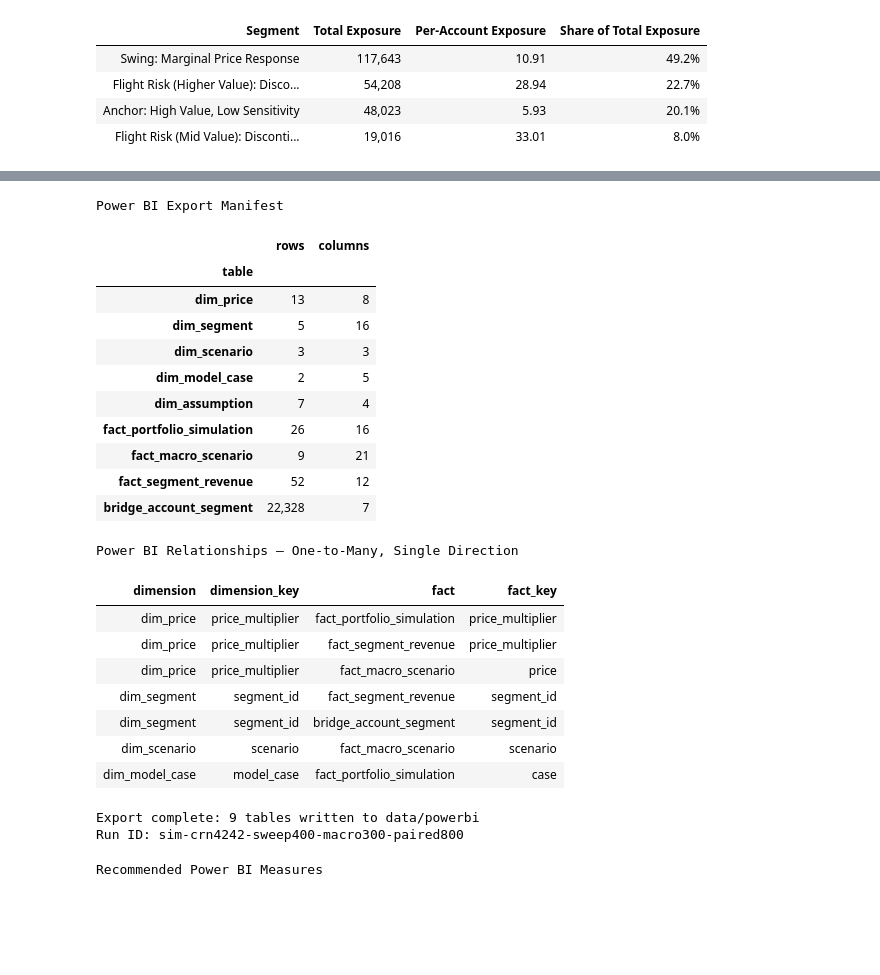
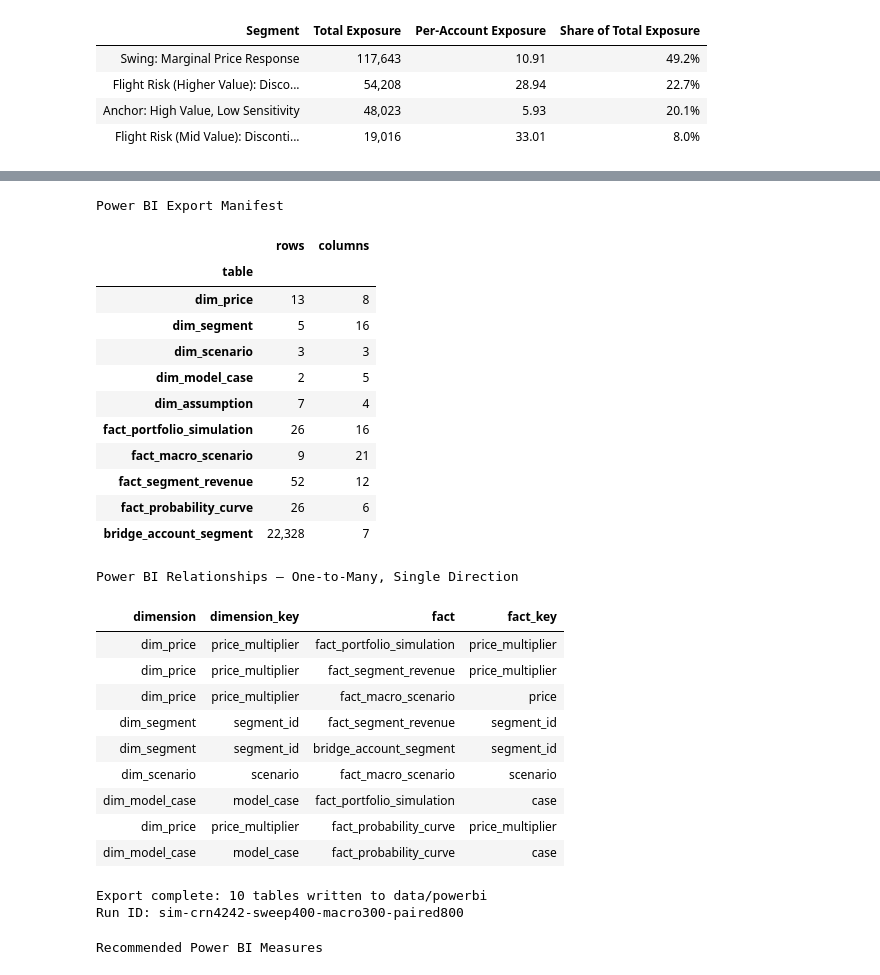
Before and after one commit to paforsey/data-science-portfolio, a Jupyter notebook: case-studies/international-roaming/international_roaming.ipynb, the cells around one changed output, grey strips where cells are left out. Drawn from its saved outputs; the diff is of its cells as text; code cells hidden in the pictures; blank space fills up the shorter version.

```diff
--- a/case-studies/international-roaming/international_roaming.ipynb
+++ b/case-studies/international-roaming/international_roaming.ipynb
@@ -14427,6 +14511,7 @@ REC_PRICE = RECOMMENDED_PRICE   # derived in 'Load Segmentation Inputs' from the
 
 scenarios = load('simulation_scenarios')
 assumptions = load('simulation_assumptions')
+probability_curve_export = load('probability_curve')
 assumption_values = assumptions.set_index('assumption')['value']
 RUN_ID = str(assumption_values.get('simulation run id', 'unknown'))
 
@@ -14572,6 +14657,11 @@ fact_portfolio_simulation['price_multiplier'] = (
 fact_macro_scenario = scenarios.copy()
 fact_macro_scenario['price'] = fact_macro_scenario['price'].round(4)
 
+fact_probability_curve = probability_curve_export.copy()
+fact_probability_curve['price_multiplier'] = (
+    fact_probability_curve['price_multiplier'].round(4)
+)
+
 bridge_account_segment = (
     seg[
         [
@@ -14592,6 +14682,7 @@ tables = {
     'fact_portfolio_simulation': fact_portfolio_simulation,
     'fact_macro_scenario': fact_macro_scenario,
     'fact_segment_revenue': fact_segment_revenue,
+    'fact_probability_curve': fact_probability_curve,
     'bridge_account_segment': bridge_account_segment,
 }
 
@@ -14621,6 +14712,8 @@ assert set(fact_segment_revenue['segment_id']) <= segment_keys
 assert set(bridge_account_segment['segment_id']) <= segment_keys
 assert set(fact_macro_scenario['scenario']) <= scenario_keys
 assert set(fact_portfolio_simulation['case']) <= case_keys
+assert set(fact_probability_curve['price_multiplier']) <= price_keys
+assert set(fact_probability_curve['case']) <= case_keys
 
 assert fact_segment_revenue['segment_id'].notna().all()
 assert fact_segment_revenue['revenue_at_base'].notna().all()
@@ -14633,6 +14726,15 @@ assert fact_segment_revenue['purchasers_at_base'].notna().all(), (
 assert (fact_segment_revenue['purchasers'] >= 0).all(), (
     'negative segment purchasers in export'
 )
+assert np.allclose(
+    fact_probability_curve[['p_null', 'p_partial', 'p_full']].sum(axis=1),
+    1.0,
+    atol=1e-6,
+), 'exported coverage-state probabilities do not sum to one'
+assert (
+    fact_probability_curve[['p_null', 'p_partial', 'p_full']].to_numpy() >= 0
+).all(), 'negative coverage-state probability in export'
+
 assert all(
     table['run_id'].eq(RUN_ID).all()
     for table in tables.values()
@@ -14669,40 +14771,47 @@ relationships = pd.DataFrame([
      'fact_macro_scenario', 'scenario'),
     ('dim_model_case', 'model_case',
      'fact_portfolio_simulation', 'case'),
+    ('dim_price', 'price_multiplier',
+     'fact_probability_curve', 'price_multiplier'),
+    ('dim_model_case', 'model_case',
+     'fact_probability_curve', 'case'),
 ], columns=['dimension', 'dimension_key', 'fact', 'fact_key'])
 
 display(
     relationships.style
     .set_caption('Power BI Relationships — One-to-Many, Single Direction')
     .hide(axis='index')
     .set_table_styles(TABLE_STYLES)
 )
 
 print(f'Export complete: {len(tables)} tables written to {BI}')
 print(f'Run ID: {RUN_ID}')
 # %% [output]
 Power BI Export Manifest
 |  | rows | columns |
 | table |  |  |
 | dim_price | 13 | 8 |
 | dim_segment | 5 | 16 |
 | dim_scenario | 3 | 3 |
 | dim_model_case | 2 | 5 |
 | dim_assumption | 7 | 4 |
 | fact_portfolio_simulation | 26 | 16 |
 | fact_macro_scenario | 9 | 21 |
 | fact_segment_revenue | 52 | 12 |
+| fact_probability_curve | 26 | 6 |
 | bridge_account_segment | 22,328 | 7 |
 Power BI Relationships — One-to-Many, Single Direction
 | dimension | dimension_key | fact | fact_key |
 | dim_price | price_multiplier | fact_portfolio_simulation | price_multiplier |
 | dim_price | price_multiplier | fact_segment_revenue | price_multiplier |
 | dim_price | price_multiplier | fact_macro_scenario | price |
 | dim_segment | segment_id | fact_segment_revenue | segment_id |
 | dim_segment | segment_id | bridge_account_segment | segment_id |
 | dim_scenario | scenario | fact_macro_scenario | scenario |
 | dim_model_case | model_case | fact_portfolio_simulation | case |
+| dim_price | price_multiplier | fact_probability_curve | price_multiplier |
+| dim_model_case | model_case | fact_probability_curve | case |
-Export complete: 9 tables written to data/powerbi
+Export complete: 10 tables written to data/powerbi
 Run ID: sim-crn4242-sweep400-macro300-paired800
 # %%
 # Define Power BI Measures
```
Also changed, not shown: parts of 2 cells of this notebook, 7 other files.
